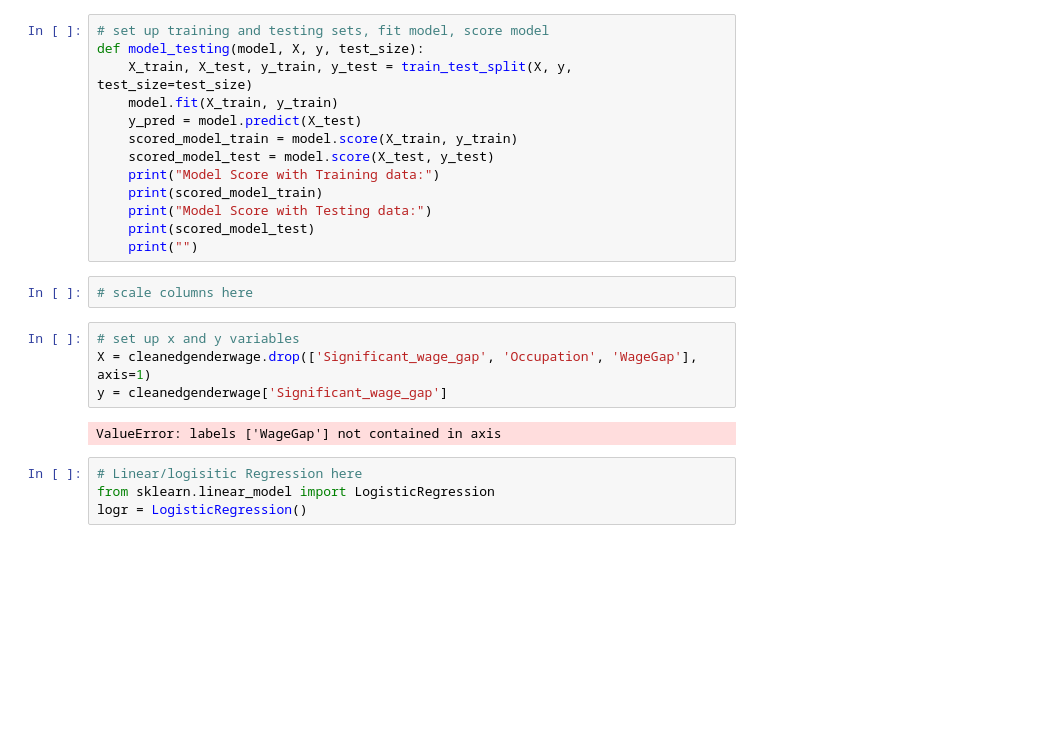
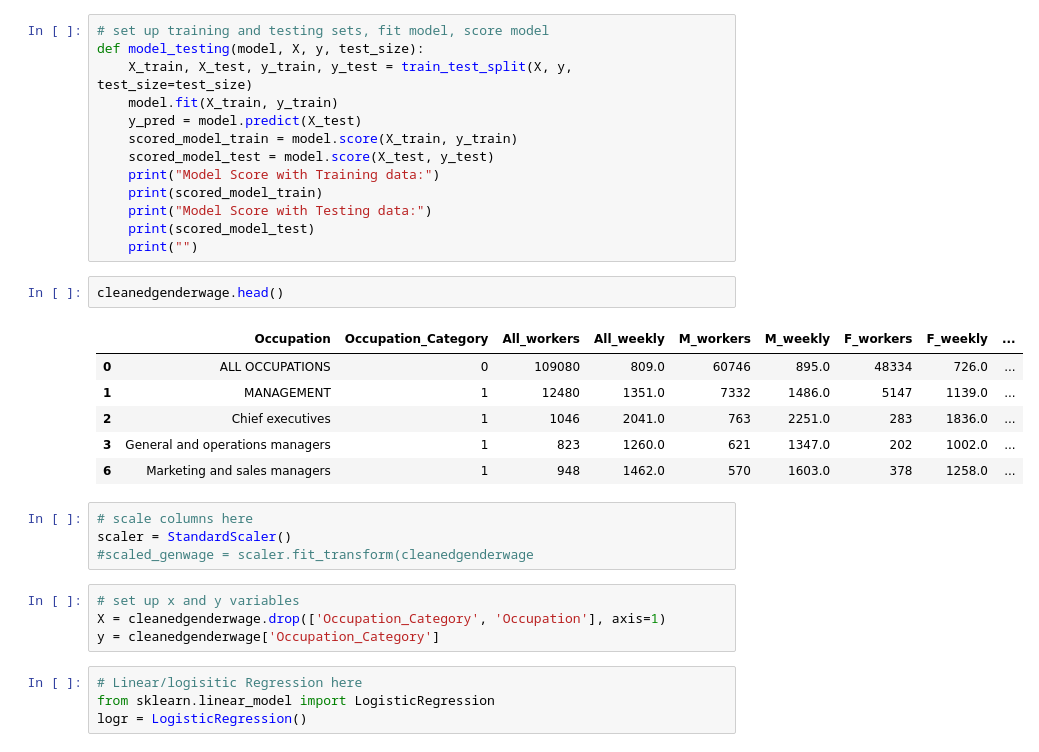
Before and after one commit to Schmidt8181/CapstoneProject, a Jupyter notebook: CapstoneProject.ipynb, the cells around one changed output. Cells and saved outputs as stored; diff of their text form; blank space fills up the shorter version.

```diff
--- a/CapstoneProject.ipynb
+++ b/CapstoneProject.ipynb
@@ -538,14 +493,23 @@ def model_testing(model, X, y, test_size):
     print("Model Score with Testing data:")
     print(scored_model_test)
     print("")
+# %%
+cleanedgenderwage.head()
+# %% [output]
+|  | Occupation | Occupation_Category | All_workers | All_weekly | M_workers | M_weekly | F_workers | F_weekly | ... |
+| 0 | ALL OCCUPATIONS | 0 | 109080 | 809.0 | 60746 | 895.0 | 48334 | 726.0 | ... |
+| 1 | MANAGEMENT | 1 | 12480 | 1351.0 | 7332 | 1486.0 | 5147 | 1139.0 | ... |
+| 2 | Chief executives | 1 | 1046 | 2041.0 | 763 | 2251.0 | 283 | 1836.0 | ... |
+| 3 | General and operations managers | 1 | 823 | 1260.0 | 621 | 1347.0 | 202 | 1002.0 | ... |
+| 6 | Marketing and sales managers | 1 | 948 | 1462.0 | 570 | 1603.0 | 378 | 1258.0 | ... |
 # %%
 # scale columns here
+scaler = StandardScaler()
+#scaled_genwage = scaler.fit_transform(cleanedgenderwage
 # %%
 # set up x and y variables
-X = cleanedgenderwage.drop(['Significant_wage_gap', 'Occupation', 'WageGap'], axis=1)
-y = cleanedgenderwage['Significant_wage_gap']
+X = cleanedgenderwage.drop(['Occupation_Category', 'Occupation'], axis=1)
+y = cleanedgenderwage['Occupation_Category']
-# %% [output]
-ValueError: labels ['WageGap'] not contained in axis
 # %%
 # Linear/logisitic Regression here
 from sklearn.linear_model import LogisticRegression
```
Also changed, not shown: parts of 13 cells of this notebook.
